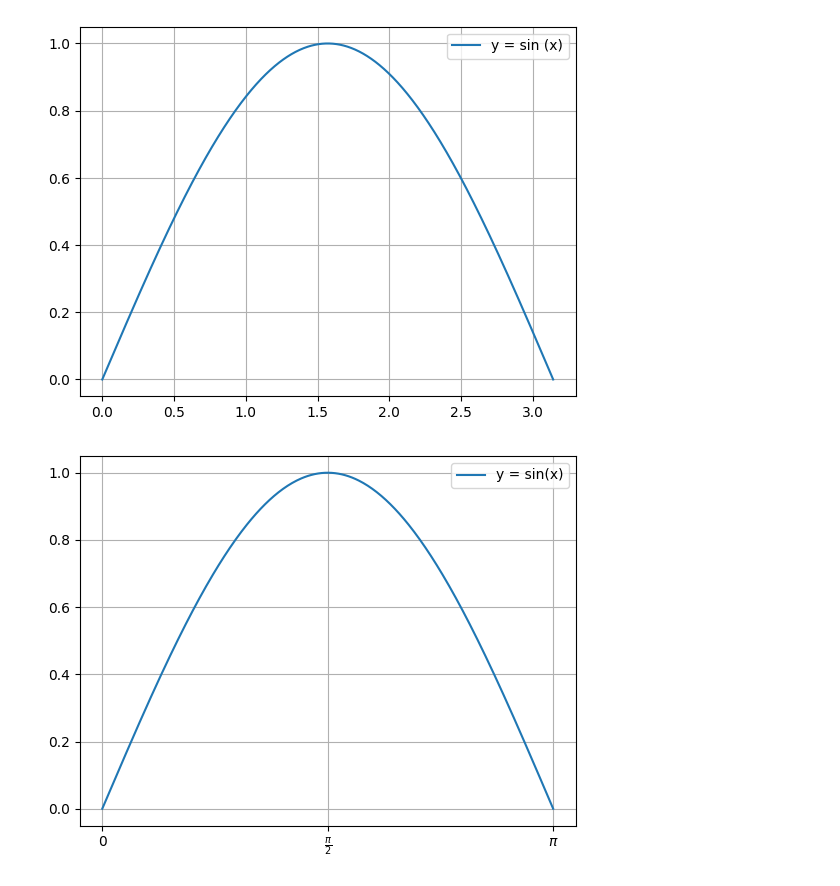
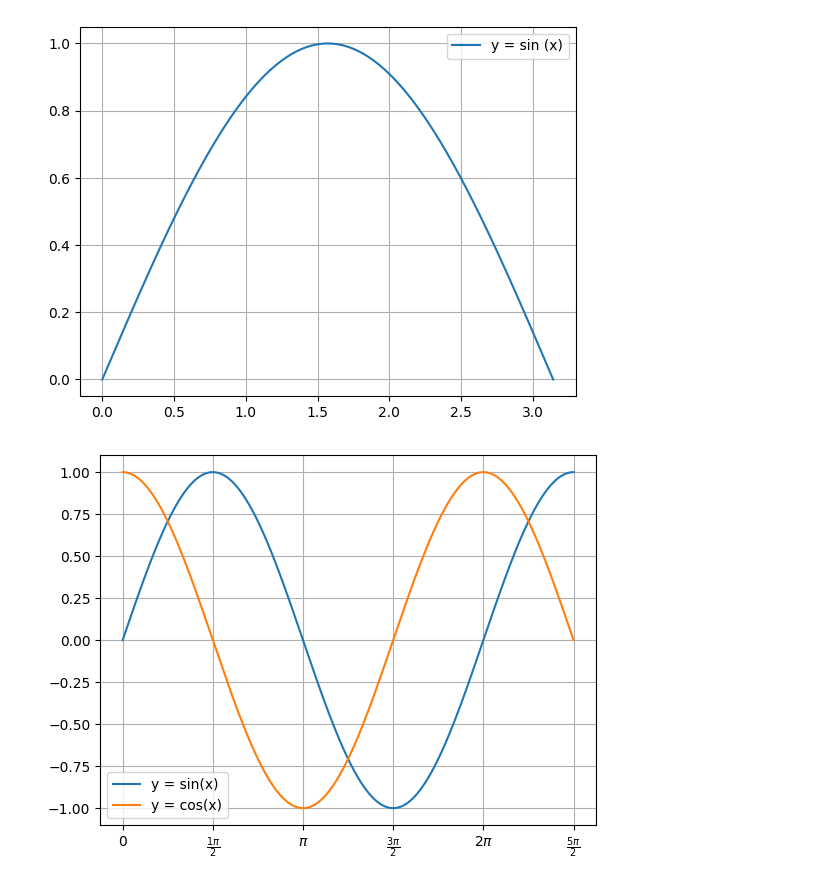
Before and after one commit to Sakib0626Q2/IITJ-Sem2-AI-DS, a Jupyter notebook: Experiment/NO_week_1_practice.ipynb, the cells around one changed output. Saved outputs shown, nothing was run; the diff lists cells and outputs as text; code cells hidden in the pictures.

```diff
--- a/Experiment/NO_week_1_practice.ipynb
+++ b/Experiment/NO_week_1_practice.ipynb
@@ -131,22 +131,35 @@ plt.show()
 # %%
 import numpy as np
 import matplotlib.pyplot as plt
+from matplotlib.ticker import FormatStrFormatter
 
-x = np.linspace(0, np.pi, 400)
+length = 5
+
+x = np.linspace(0, length/2*np.pi, 400)
 y = np.sin(x)
 
 plt.plot(x, y, label="y = sin(x)")
 
-# Define tick locations
-ticks = [0, np.pi/2, np.pi]
+x = np.linspace(0, length/2*np.pi, 400)
+y = np.cos(x)
+plt.plot(x, y, label="y = cos(x)")
 
-# Define tick labels
-labels = ['0', r'$\frac{\pi}{2}$', r'$\pi$']
+ticks = [i * np.pi/2 for i in range(length+1)]
+
+labels = [
+    "0" if i == 0
+    else r"$\pi$" if i == 2
+    else rf"$\frac{{{i}\pi}}{{2}}$" if i % 2 != 0
+    else rf"${i//2}\pi$"
+    for i in range(length+1)
+]
 
 plt.xticks(ticks, labels)
+# plt.figure(figsize=(12,8))
+# plt.gca().xaxis.set_major_formatter(FormatStrFormatter('%.2f'))
 
 plt.grid(True)
 plt.legend()
 plt.show()
 # %% [output]
-[figure, old version]
+[figure, new version]
```
Also changed, not shown: 7 other files.
